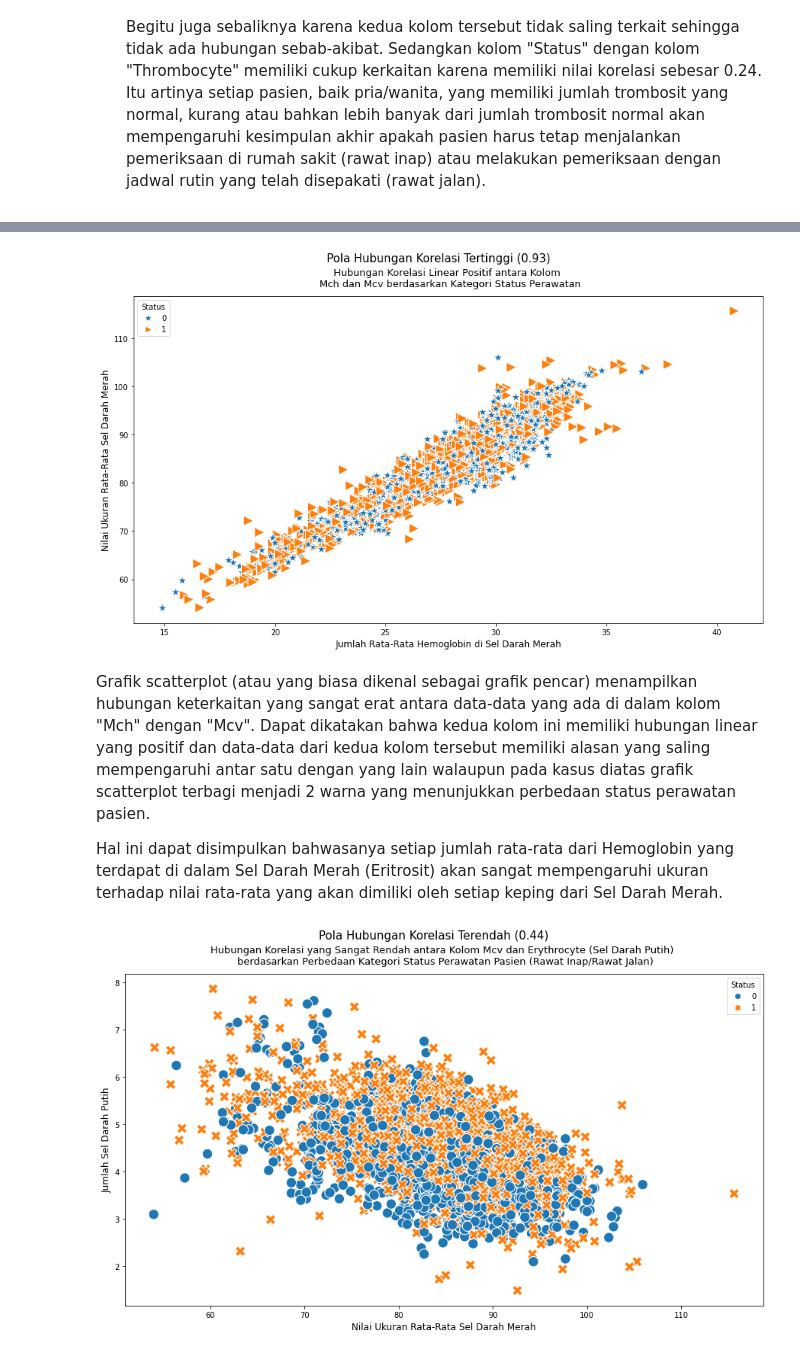
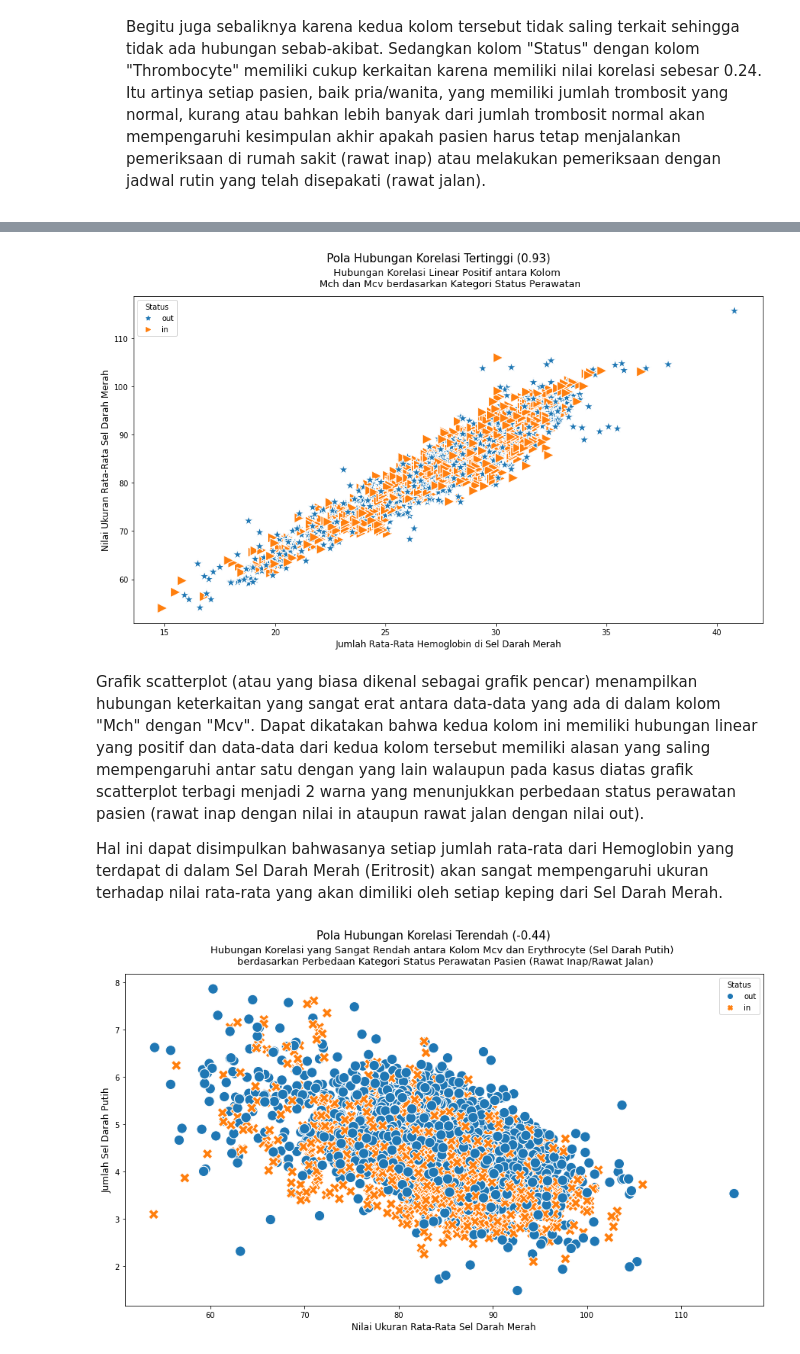
Before and after one commit to pramudianzaheka92/ClassificationwithEnsembleLearningMethod, a Jupyter notebook: Code Script/1. Exploratory Data Analysis with Pandas, Preprocessing & Visualization.ipynb, the cells around one changed output, grey strips where cells are left out. Cells and saved outputs as stored; diff of their text form; code cells hidden in the pictures.

Commit message:
Update Legend in Data Visualization and Running the Scripts

```diff
--- a/Code Script/1. Exploratory Data Analysis with Pandas, Preprocessing & Visualization.ipynb
+++ b/Code Script/1. Exploratory Data Analysis with Pandas, Preprocessing & Visualization.ipynb
@@ -640,3 +641,12 @@ data_patient_treatment.columns
 Index(['Hematocrit', 'Hemoglobin', 'Erythrocyte', 'Leucocyte', 'Thrombocyte',
        'Mch', 'Mchc', 'Mcv', 'Age', 'Sex', 'Status'],
       dtype='object')
+# %%
+"""
+Membuat salinan/copy terhadap variabel DataFrame "data_patient_treatment".
+Nama salinan dari variabel DataFrame adalah "copy_df_patient_treatment"
+"""
+copy_df_patient_treatment = data_patient_treatment.copy()
+
+# Menampilkan 5 data teratas dari salinan variabel DataFrame (copy_df_patient_treatment)
+copy_df_patient_treatment.head()
@@ -840,12 +855,13 @@ Pie chart diatas menunjukkan bahwasanya komposisi pasien yang memiliki jenis kel
 # %%
 """
 Menampilkan hubungan keterkaitan antar kolom yang memiliki nilai korelasi salah dua
-tertinggi yaitu 0.93 dari variabel "data_patient_treatment" yang dibedakan berdasarkan status final decision pasien
+tertinggi yaitu 0.93 dari variabel "copy_df_patient_treatment" yang dibedakan berdasarkan status final decision pasien
 """
 plt.figure(figsize=(15, 8))
-markers_point_data = {0: "*", 1: ">"}
+markers_point_data = {"out": "*", "in": ">"}
 
-sns.scatterplot(x="Mch", y="Mcv", hue="Status", style="Status", data=data_patient_treatment, s=180, markers=markers_point_data)
+sns.scatterplot(x="Mch", y="Mcv", hue="Status", style="Status", data=copy_df_patient_treatment,
+                s=180, markers=markers_point_data)
 plt.suptitle("Pola Hubungan Korelasi Tertinggi (0.93)", fontsize=15)
 plt.title("Hubungan Korelasi Linear Positif antara Kolom \n "
           "Mch dan Mcv berdasarkan Kategori Status Perawatan", fontsize=13, pad=13, loc="center")
@@ -854,28 +870,27 @@ plt.ylabel("Nilai Ukuran Rata-Rata Sel Darah Merah", fontsize=12)
 #plt.savefig("../Data Visualization/Grafik Scatterplot dengan Hubungan Sebab-Akibat Tertinggi (Kolom Mch dan Mcv).png")
 plt.show()
 # %% [output]
-[figure, old version]
+[figure, new version]
 # %% [markdown]
-Grafik scatterplot (atau yang biasa dikenal sebagai grafik pencar) menampilkan hubungan keterkaitan yang sangat erat antara data-data yang ada di dalam kolom "Mch" dengan "Mcv". Dapat dikatakan bahwa kedua kolom ini memiliki hubungan linear yang positif dan data-data dari kedua kolom tersebut memiliki alasan yang saling mempengaruhi antar satu dengan yang lain walaupun pada kasus diatas grafik scatterplot terbagi menjadi 2 warna yang menunjukkan perbedaan status perawatan pasien.
+Grafik scatterplot (atau yang biasa dikenal sebagai grafik pencar) menampilkan hubungan keterkaitan yang sangat erat antara data-data yang ada di dalam kolom "Mch" dengan "Mcv". Dapat dikatakan bahwa kedua kolom ini memiliki hubungan linear yang positif dan data-data dari kedua kolom tersebut memiliki alasan yang saling mempengaruhi antar satu dengan yang lain walaupun pada kasus diatas grafik scatterplot terbagi menjadi 2 warna yang menunjukkan perbedaan status perawatan pasien (rawat inap dengan nilai in ataupun rawat jalan dengan nilai out).
 
 Hal ini dapat disimpulkan bahwasanya setiap jumlah rata-rata dari Hemoglobin yang terdapat di dalam Sel Darah Merah (Eritrosit) akan sangat mempengaruhi ukuran terhadap nilai rata-rata yang akan dimiliki oleh setiap keping dari Sel Darah Merah.
 # %%
 """
-Menampilkan hubungan keterkaitan antar kolom yang memiliki nilai korelasi paling rendah yaitu 0.44 yakni kolom "Erythrocyte"
-dengan kolom "Mcv" dari variabel "data_patient_treatment" yang dikategorikan berdasarkan status final decision pasien
+Menampilkan hubungan keterkaitan antar kolom yang memiliki nilai korelasi paling rendah yaitu -0.44 yakni kolom "Erythrocyte"
+dengan kolom "Mcv" dari variabel "copy_df_patient_treatment" yang dikategorikan berdasarkan status final decision pasien
 """
 plt.figure(figsize=(15, 8))
 
 sns.scatterplot(x="Mcv", y="Erythrocyte", hue="Status", style="Status",
-                data=data_patient_treatment, s=180, markers=True)
-
-plt.suptitle("Pola Hubungan Korelasi Terendah (0.44)", fontsize=15)
+                data=copy_df_patient_treatment, s=180, markers=True)
+plt.suptitle("Pola Hubungan Korelasi Terendah (-0.44)", fontsize=15)
 plt.title("Hubungan Korelasi yang Sangat Rendah antara Kolom Mcv dan Erythrocyte (Sel Darah Putih) \n "
           "berdasarkan Perbedaan Kategori Status Perawatan Pasien (Rawat Inap/Rawat Jalan)", fontsize=13, pad=13, loc="center")
 plt.xlabel("Nilai Ukuran Rata-Rata Sel Darah Merah", fontsize=12)
 plt.ylabel("Jumlah Sel Darah Putih", fontsize=12)
 #plt.savefig("../Data Visualization/Grafik Scatterplot dengan Hubungan Sebab-Akibat Terendah (Kolom Mcv dan Erythrocyte).png")
 plt.show()
 # %% [output]
-[figure, old version]
+[figure, new version]
 # %% [markdown]
```
Also changed, not shown: parts of 12 cells of this notebook, 8 other files.
